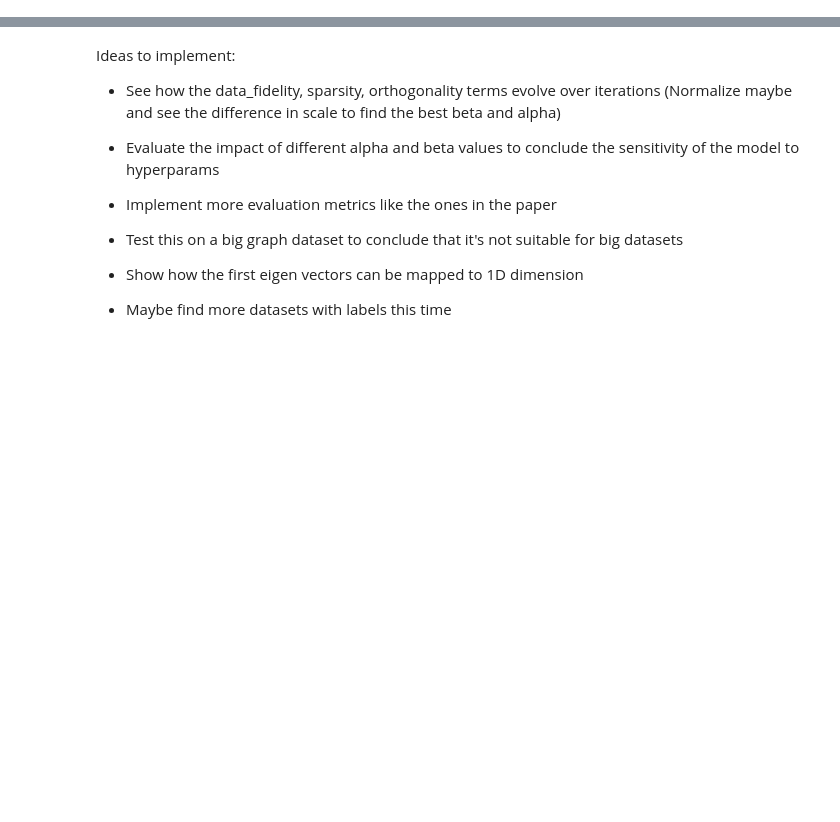
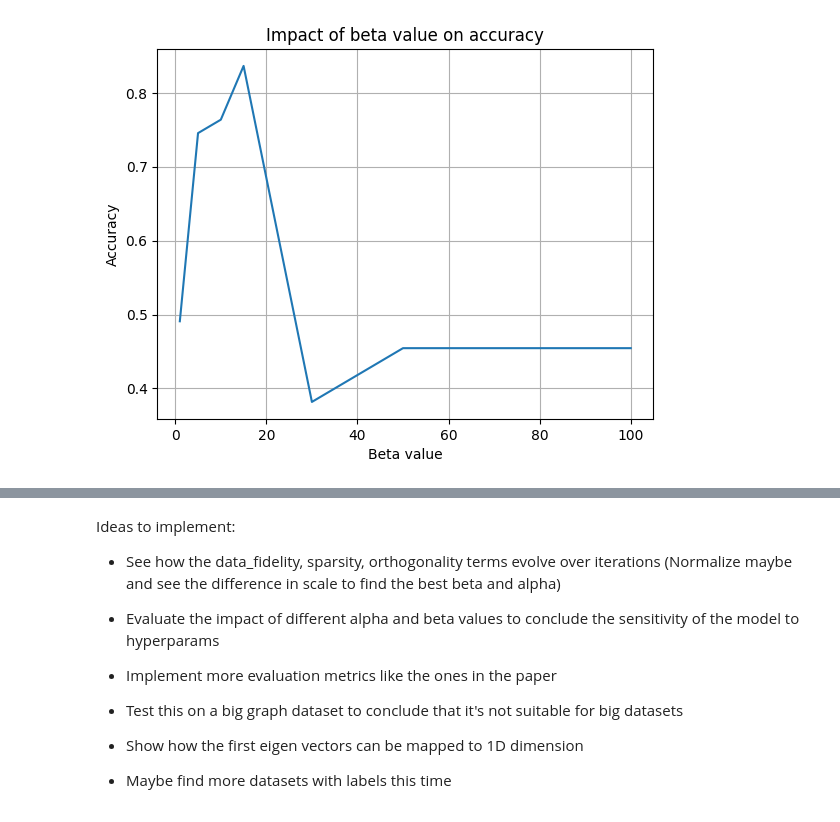
Before and after one commit to souheib1/Clustering-with-Multi-Layer-Graphs, a Jupyter notebook: multi_layer_graph.ipynb, the cells around one changed output, grey strips where cells are left out. Saved outputs shown, nothing was run; the diff lists cells and outputs as text; code cells hidden in the pictures; blank space fills up the shorter version.

```diff
--- a/multi_layer_graph.ipynb
+++ b/multi_layer_graph.ipynb
@@ -31 +36,9 @@ Modularity of layer based on clustering work: 0.4238
 Modularity of layer based on clustering coauthor: 0.7132
+# %%
+accuracy = []
+betas = [1, 5, 10, 15, 30, 50, 100]
+for beta in betas:
+    print(f"Beta = {beta}")
+    model = SC_GED(MLG, k=7, most_informative=4, alpha=1, beta=beta)
+    clustering, history, accuracy_value = evaluate_model(model, true_labels, n_iter=500)
+    accuracy.append(accuracy_value)
@@ -31,0 +88,9 @@ Modularity of layer based on clustering coauthor: 0.7132
+# %%
+plt.plot(betas, accuracy)
+plt.xlabel("Beta value")
+plt.ylabel("Accuracy")
+plt.title("Impact of beta value on accuracy")
+plt.grid()
+plt.show()
+# %% [output]
+[figure, added]
```
Also changed, not shown: parts of 9 cells of this notebook, 2 other files.
